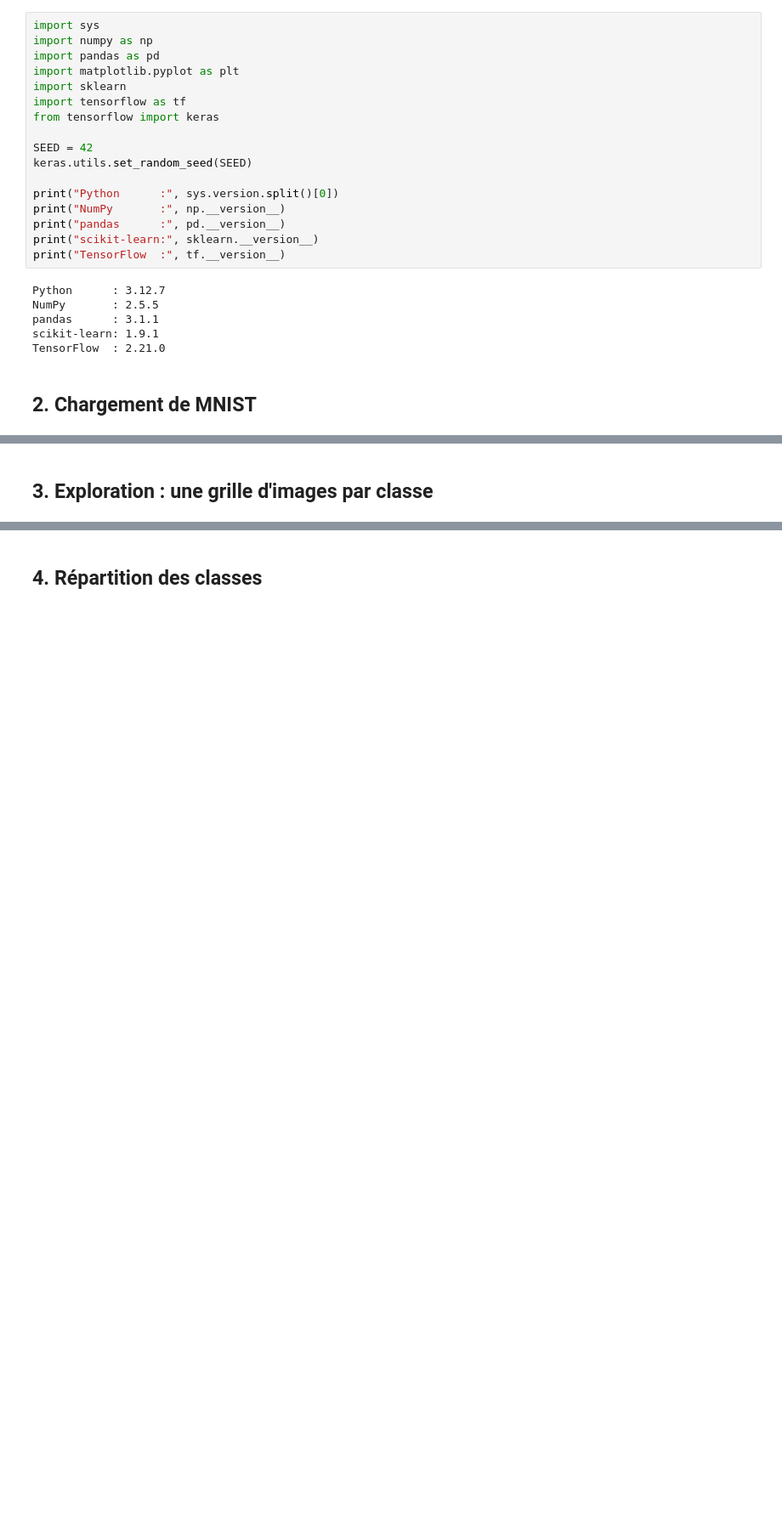
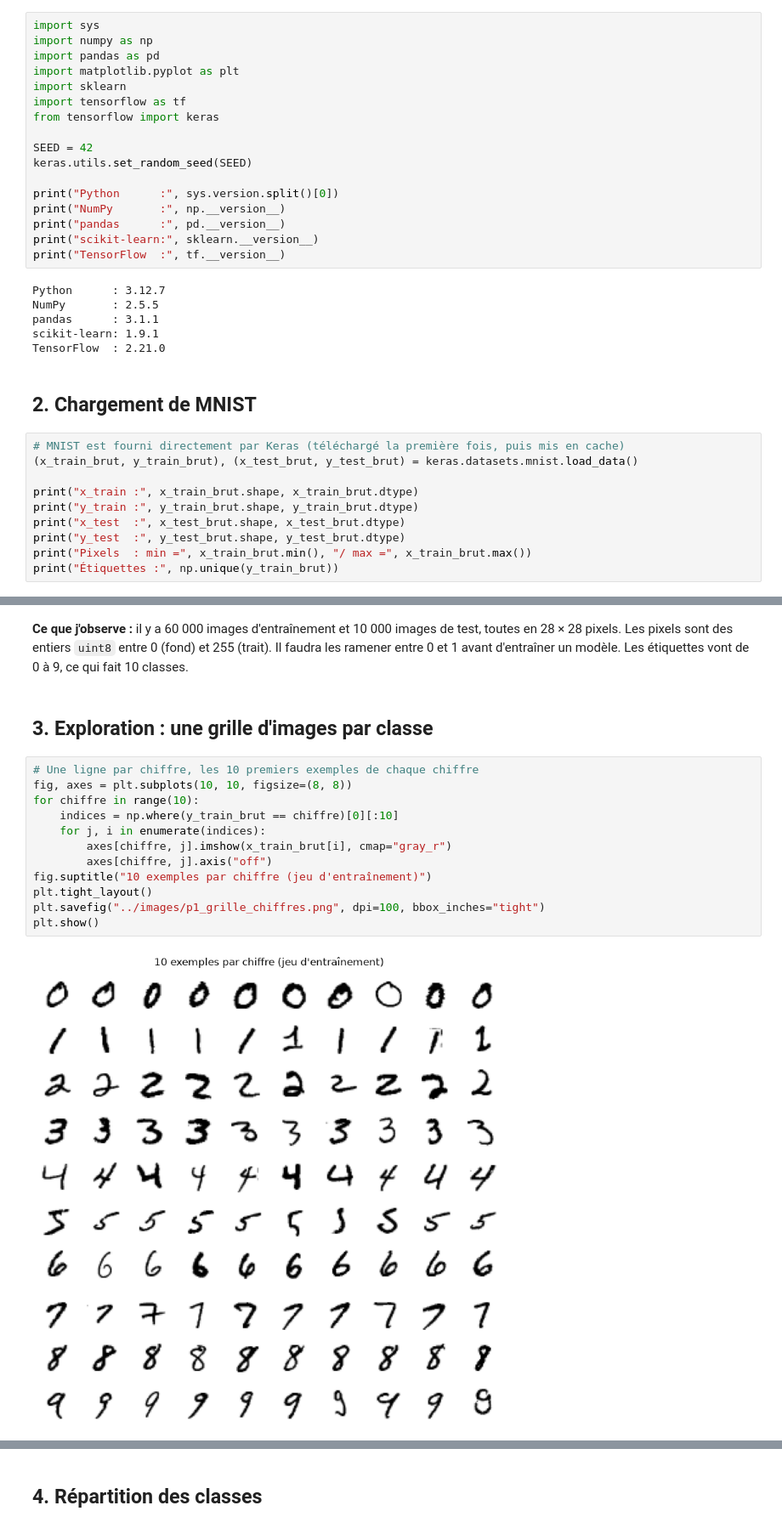
Before and after one commit to TheGoatLucien/handwritten_digits, a Jupyter notebook: notebooks/01_donnees_baseline.ipynb, the cells around one changed output, grey strips where cells are left out. Shown at 85% size. Cells and saved outputs as stored; diff of their text form; blank space fills up the shorter version.

```diff
--- a/notebooks/01_donnees_baseline.ipynb
+++ b/notebooks/01_donnees_baseline.ipynb
@@ -27,3 +27,13 @@ scikit-learn: 1.9.1
 TensorFlow  : 2.21.0
 # %% [markdown]
 ## 2. Chargement de MNIST
+# %%
+# MNIST est fourni directement par Keras (téléchargé la première fois, puis mis en cache)
+(x_train_brut, y_train_brut), (x_test_brut, y_test_brut) = keras.datasets.mnist.load_data()
+
+print("x_train :", x_train_brut.shape, x_train_brut.dtype)
+print("y_train :", y_train_brut.shape, y_train_brut.dtype)
+print("x_test  :", x_test_brut.shape, x_test_brut.dtype)
+print("y_test  :", y_test_brut.shape, y_test_brut.dtype)
+print("Pixels  : min =", x_train_brut.min(), "/ max =", x_train_brut.max())
+print("Étiquettes :", np.unique(y_train_brut))
@@ -30,2 +47,18 @@ TensorFlow  : 2.21.0
+# %% [markdown]
+**Ce que j'observe :** il y a 60 000 images d'entraînement et 10 000 images de test, toutes en 28 × 28 pixels. Les pixels sont des entiers `uint8` entre 0 (fond) et 255 (trait). Il faudra les ramener entre 0 et 1 avant d'entraîner un modèle. Les étiquettes vont de 0 à 9, ce qui fait 10 classes.
 # %% [markdown]
 ## 3. Exploration : une grille d'images par classe
+# %%
+# Une ligne par chiffre, les 10 premiers exemples de chaque chiffre
+fig, axes = plt.subplots(10, 10, figsize=(8, 8))
+for chiffre in range(10):
+    indices = np.where(y_train_brut == chiffre)[0][:10]
+    for j, i in enumerate(indices):
+        axes[chiffre, j].imshow(x_train_brut[i], cmap="gray_r")
+        axes[chiffre, j].axis("off")
+fig.suptitle("10 exemples par chiffre (jeu d'entraînement)")
+plt.tight_layout()
+plt.savefig("../images/p1_grille_chiffres.png", dpi=100, bbox_inches="tight")
+plt.show()
+# %% [output]
+[figure, added]
```
Also changed, not shown: parts of 11 cells of this notebook, 4 other files.
